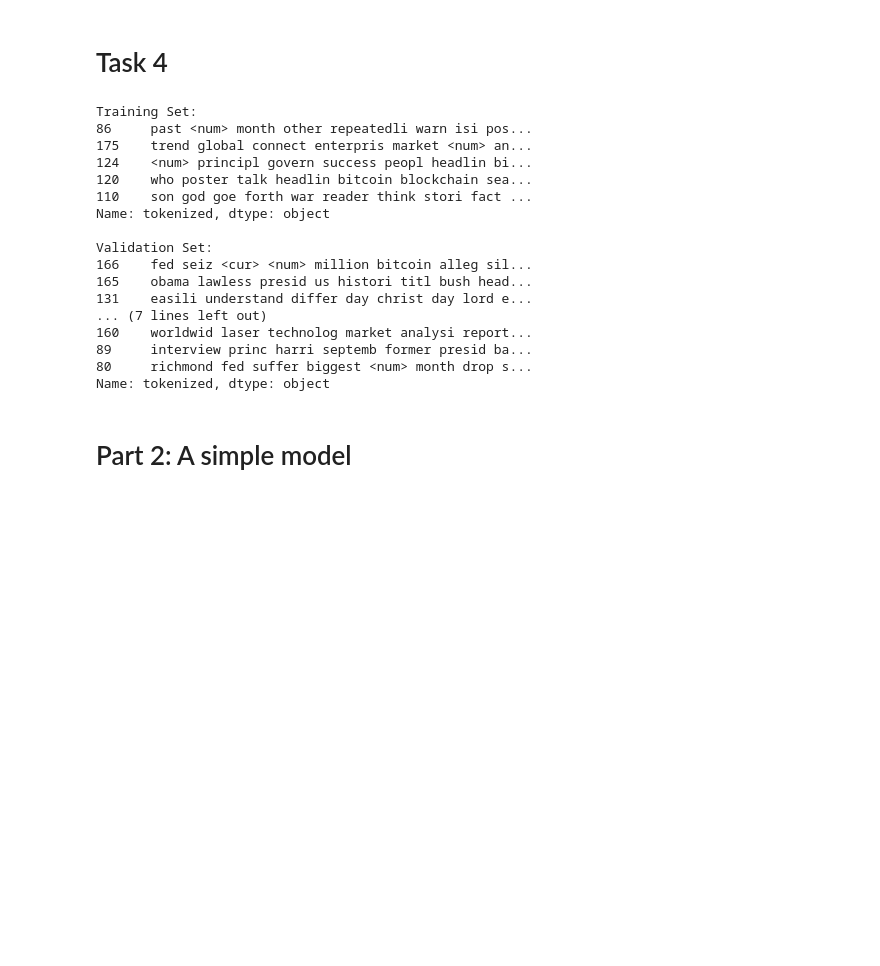
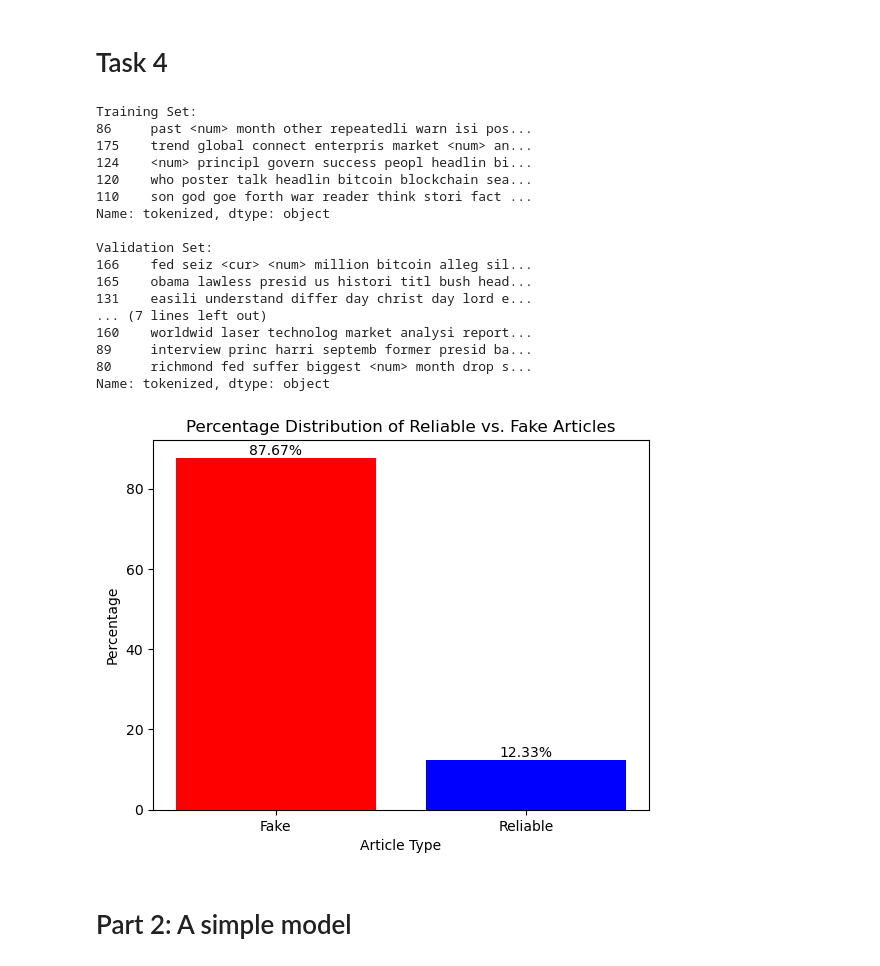
Before and after one commit to BogiSyderbo/FakeNewsProject, a Jupyter notebook: FakeNewsProject.ipynb, the cells around one changed output. Saved outputs shown, nothing was run; the diff lists cells and outputs as text; code cells hidden in the pictures; blank space fills up the shorter version.

Commit message:
plots

```diff
--- a/FakeNewsProject.ipynb
+++ b/FakeNewsProject.ipynb
@@ -204,33 +201,52 @@ test_ratio = 0.10
 
 x_train, x_test, y_train, y_test = train_test_split(X, y, test_size = 1 - train_ratio, random_state = 42)
 x_val, x_test, y_val, y_test = train_test_split(x_test, y_test, test_size= test_ratio / (test_ratio + validation_ratio), random_state = 42)
 
 print("Training Set:")
 print(x_train.head())
 
 print("\nValidation Set:")
 print(x_val.head())
 
 print("\nTest Set:")
 print(x_test.head())
+
+import matplotlib.pyplot as plt
+# Omit certain article types
+
+# add a column for grouped type, fake or reliable
+
+# Examine the percentage distribution of 'reliable' vs. 'fake' articles
+grouped_type = dfcpy['fake'].value_counts()
+grouped_type = grouped_type / grouped_type.sum() * 100
+
+# make a bar plot with percentages on bars
+plt.bar([0, 1], grouped_type, tick_label=['Fake', 'Reliable'], color=['red', 'blue'])
+plt.text(0, grouped_type[1], f'{grouped_type[1]:.2f}%', ha='center', va='bottom')
+plt.text(1, grouped_type[0], f'{grouped_type[0]:.2f}%', ha='center', va='bottom')
+plt.xlabel('Article Type')
+plt.ylabel('Percentage')
+plt.title('Percentage Distribution of Reliable vs. Fake Articles')
+plt.show()
 # %% [output]
 Training Set:
 86     past <num> month other repeatedli warn isi pos...
 175    trend global connect enterpris market <num> an...
 124    <num> principl govern success peopl headlin bi...
 120    who poster talk headlin bitcoin blockchain sea...
 110    son god goe forth war reader think stori fact ...
 Name: tokenized, dtype: object
 
 Validation Set:
 166    fed seiz <cur> <num> million bitcoin alleg sil...
 165    obama lawless presid us histori titl bush head...
 131    easili understand differ day christ day lord e...
 ... (7 lines left out)
 160    worldwid laser technolog market analysi report...
 89     interview princ harri septemb former presid ba...
 80     richmond fed suffer biggest <num> month drop s...
 Name: tokenized, dtype: object
+[figure, added]
 # %% [markdown]
 # Part 2: A simple model
 # %%
```
Also changed, not shown: parts of 5 cells of this notebook.
